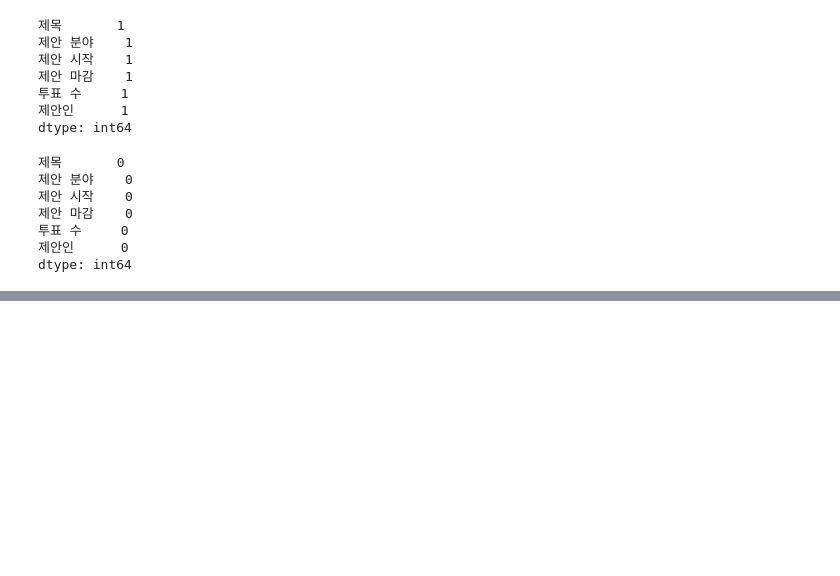
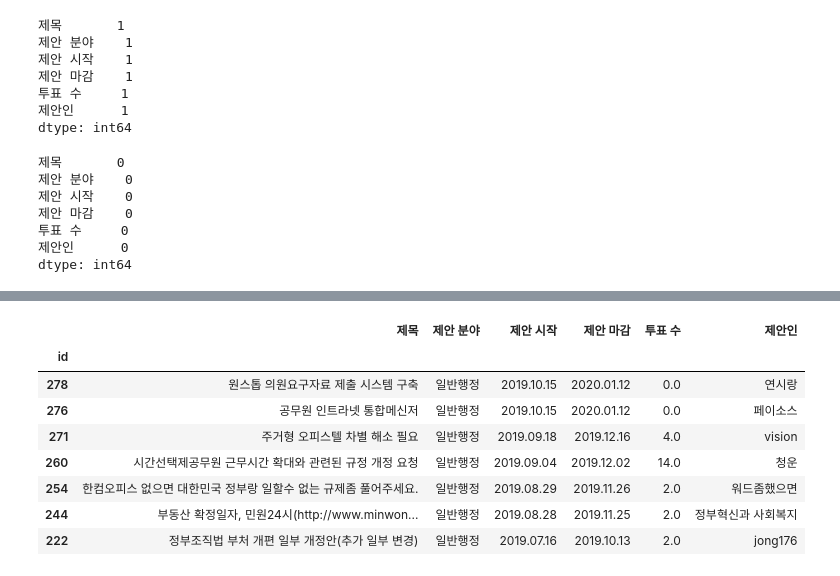
Before and after one commit to startergate-learns-stuff/Learn-DataScience, a Jupyter notebook: source_code/0522_ex2_3220최호승.ipynb, the cells around one changed output, grey strips where cells are left out. Cells and saved outputs as stored; diff of their text form; code cells hidden in the pictures; blank space fills up the shorter version.

```diff
--- a/source_code/0522_ex2_3220최호승.ipynb
+++ b/source_code/0522_ex2_3220최호승.ipynb
@@ -132,0 +239,12 @@ dtype: int64
+# %%
+df[df['제안 분야'] == '일반행정']
+# %% [output]
+|  | 제목 | 제안 분야 | 제안 시작 | 제안 마감 | 투표 수 | 제안인 |
+| id |  |  |  |  |  |  |
+| 278 | 원스톱 의원요구자료 제출 시스템 구축 | 일반행정 | 2019.10.15 | 2020.01.12 | 0.0 | 연시랑 |
+| 276 | 공무원 인트라넷 통합메신저 | 일반행정 | 2019.10.15 | 2020.01.12 | 0.0 | 페이소스 |
+| 271 | 주거형 오피스텔 차별 해소 필요 | 일반행정 | 2019.09.18 | 2019.12.16 | 4.0 | vision |
+| 260 | 시간선택제공무원 근무시간 확대와 관련된 규정 개정 요청 | 일반행정 | 2019.09.04 | 2019.12.02 | 14.0 | 청운 |
+| 254 | 한컴오피스 없으면 대한민국 정부랑 일할수 없는 규제좀 풀어주세요. | 일반행정 | 2019.08.29 | 2019.11.26 | 2.0 | 워드좀했으면 |
+| 244 | 부동산 확정일자, 민원24시(http://www.minwon... | 일반행정 | 2019.08.28 | 2019.11.25 | 2.0 | 정부혁신과 사회복지 |
+| 222 | 정부조직법 부처 개편 일부 개정안(추가 일부 변경) | 일반행정 | 2019.07.16 | 2019.10.13 | 2.0 | jong176 |
```
Also changed, not shown: parts of 13 cells of this notebook, 1 other file.
